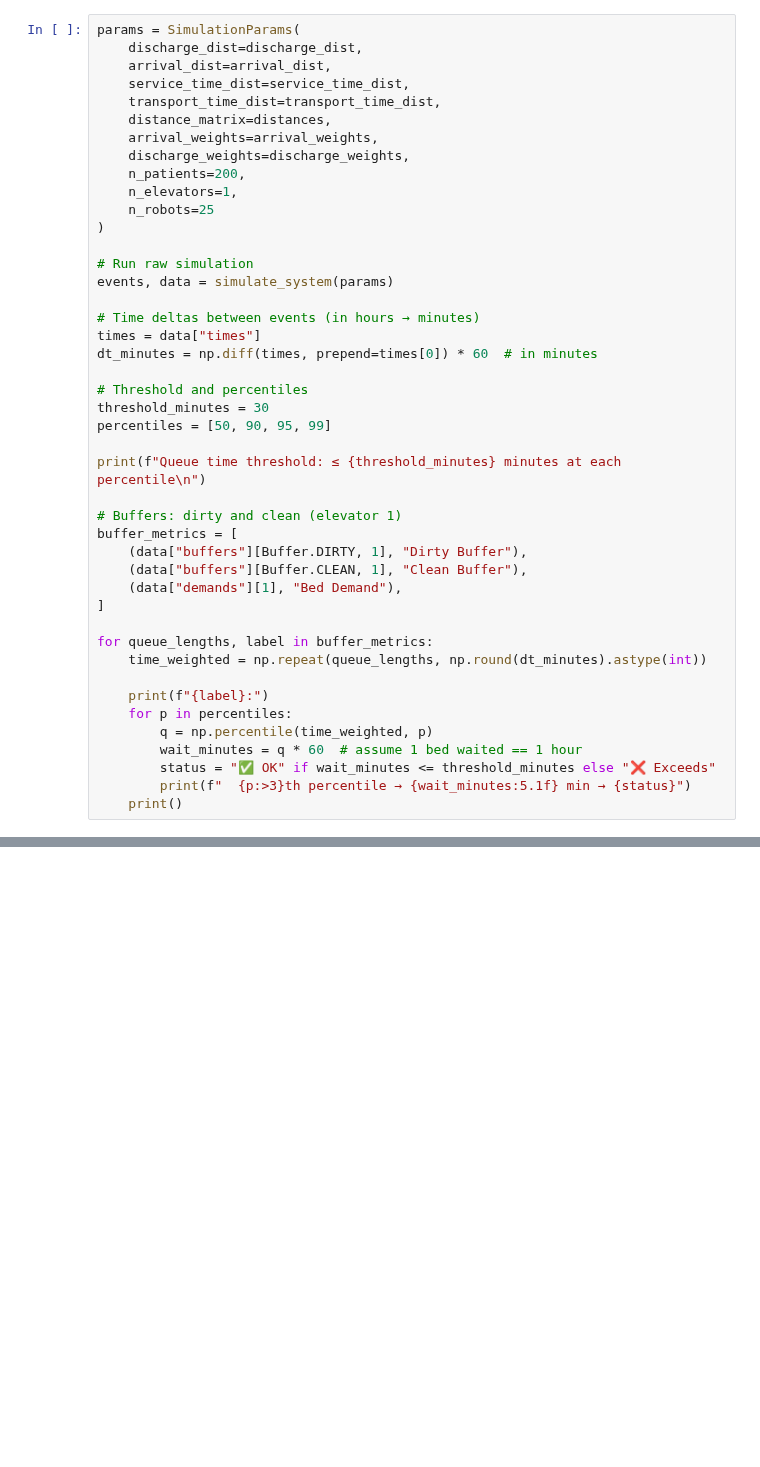
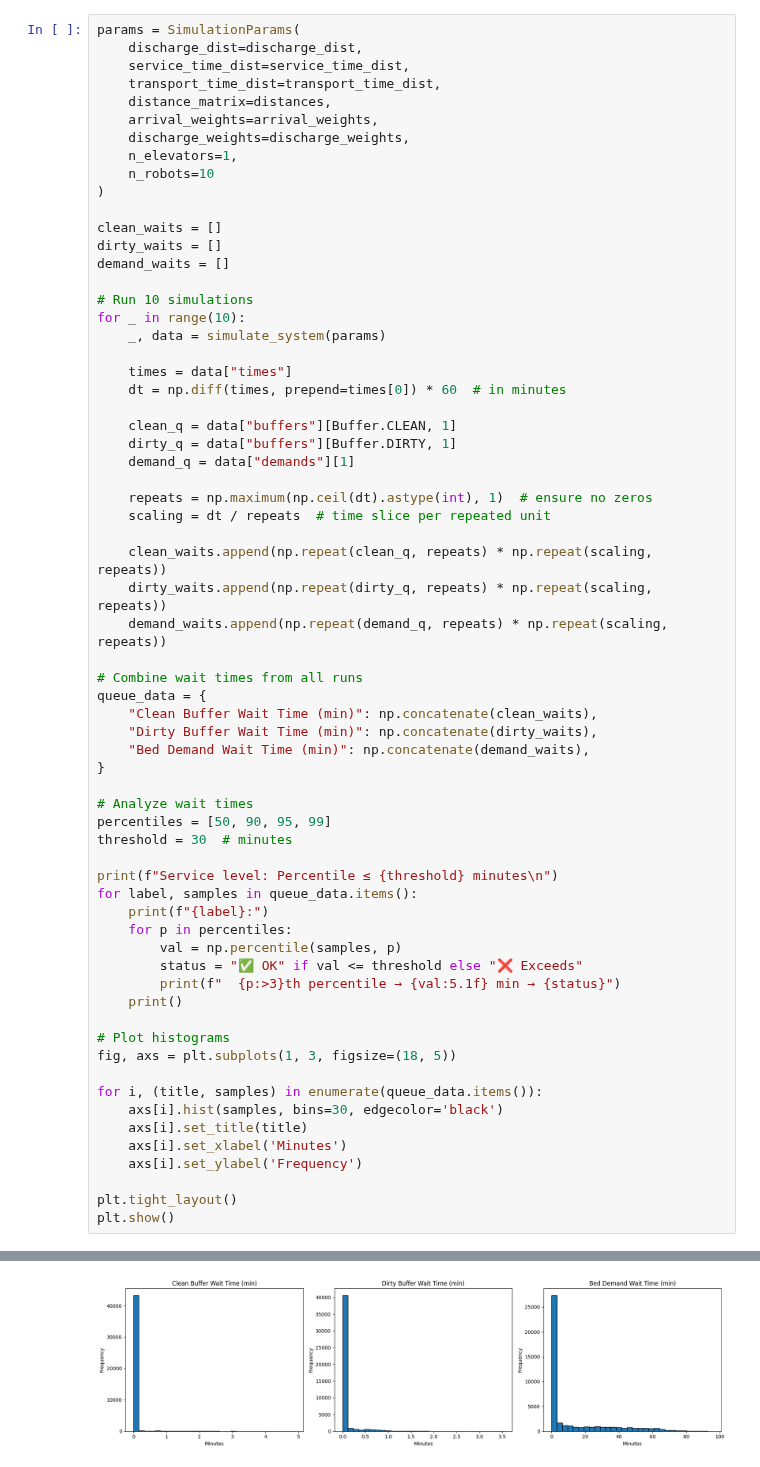
Before and after one commit to AntonJorg/stochastic_simulation, a Jupyter notebook: project2/simulation_loop - Magnus.ipynb, the cells around one changed output, grey strips where cells are left out. Drawn from its saved outputs; the diff is of its cells as text; blank space fills up the shorter version.

```diff
--- a/project2/simulation_loop - Magnus.ipynb
+++ b/project2/simulation_loop - Magnus.ipynb
@@ -63,45 +116,66 @@ TypeError: SimulationParams.__init__() missing 1 required positional argument: '
 # %%
 params = SimulationParams(
     discharge_dist=discharge_dist,
-    arrival_dist=arrival_dist,
     service_time_dist=service_time_dist,
     transport_time_dist=transport_time_dist,
     distance_matrix=distances,
     arrival_weights=arrival_weights,
     discharge_weights=discharge_weights,
-    n_patients=200,
     n_elevators=1,
-    n_robots=25
+    n_robots=10
 )
 
-# Run raw simulation
-events, data = simulate_system(params)
+clean_waits = []
+dirty_waits = []
+demand_waits = []
 
-# Time deltas between events (in hours → minutes)
-times = data["times"]
-dt_minutes = np.diff(times, prepend=times[0]) * 60  # in minutes
+# Run 10 simulations
+for _ in range(10):
+    _, data = simulate_system(params)
 
-# Threshold and percentiles
-threshold_minutes = 30
+    times = data["times"]
+    dt = np.diff(times, prepend=times[0]) * 60  # in minutes
+
+    clean_q = data["buffers"][Buffer.CLEAN, 1]
+    dirty_q = data["buffers"][Buffer.DIRTY, 1]
+    demand_q = data["demands"][1]
+
+    repeats = np.maximum(np.ceil(dt).astype(int), 1)  # ensure no zeros
+    scaling = dt / repeats  # time slice per repeated unit
+
+    clean_waits.append(np.repeat(clean_q, repeats) * np.repeat(scaling, repeats))
+    dirty_waits.append(np.repeat(dirty_q, repeats) * np.repeat(scaling, repeats))
+    demand_waits.append(np.repeat(demand_q, repeats) * np.repeat(scaling, repeats))
+
+# Combine wait times from all runs
+queue_data = {
+    "Clean Buffer Wait Time (min)": np.concatenate(clean_waits),
+    "Dirty Buffer Wait Time (min)": np.concatenate(dirty_waits),
+    "Bed Demand Wait Time (min)": np.concatenate(demand_waits),
+}
+
+# Analyze wait times
 percentiles = [50, 90, 95, 99]
+threshold = 30  # minutes
 
-print(f"Queue time threshold: ≤ {threshold_minutes} minutes at each percentile\n")
-
-# Buffers: dirty and clean (elevator 1)
-buffer_metrics = [
-    (data["buffers"][Buffer.DIRTY, 1], "Dirty Buffer"),
-    (data["buffers"][Buffer.CLEAN, 1], "Clean Buffer"),
-    (data["demands"][1], "Bed Demand"),
-]
-
-for queue_lengths, label in buffer_metrics:
-    time_weighted = np.repeat(queue_lengths, np.round(dt_minutes).astype(int))
-
+print(f"Service level: Percentile ≤ {threshold} minutes\n")
+for label, samples in queue_data.items():
     print(f"{label}:")
     for p in percentiles:
-        q = np.percentile(time_weighted, p)
-        wait_minutes = q * 60  # assume 1 bed waited == 1 hour
-        status = "✅ OK" if wait_minutes <= threshold_minutes else "❌ Exceeds"
-        print(f"  {p:>3}th percentile → {wait_minutes:5.1f} min → {status}")
+        val = np.percentile(samples, p)
+        status = "✅ OK" if val <= threshold else "❌ Exceeds"
+        print(f"  {p:>3}th percentile → {val:5.1f} min → {status}")
     print()
+
+# Plot histograms
+fig, axs = plt.subplots(1, 3, figsize=(18, 5))
+
+for i, (title, samples) in enumerate(queue_data.items()):
+    axs[i].hist(samples, bins=30, edgecolor='black')
+    axs[i].set_title(title)
+    axs[i].set_xlabel('Minutes')
+    axs[i].set_ylabel('Frequency')
+
+plt.tight_layout()
+plt.show()
 # %% [output]
@@ -126,0 +201 @@ Bed Demand:
+[figure, added]
```
Also changed, not shown: parts of 5 cells of this notebook.
